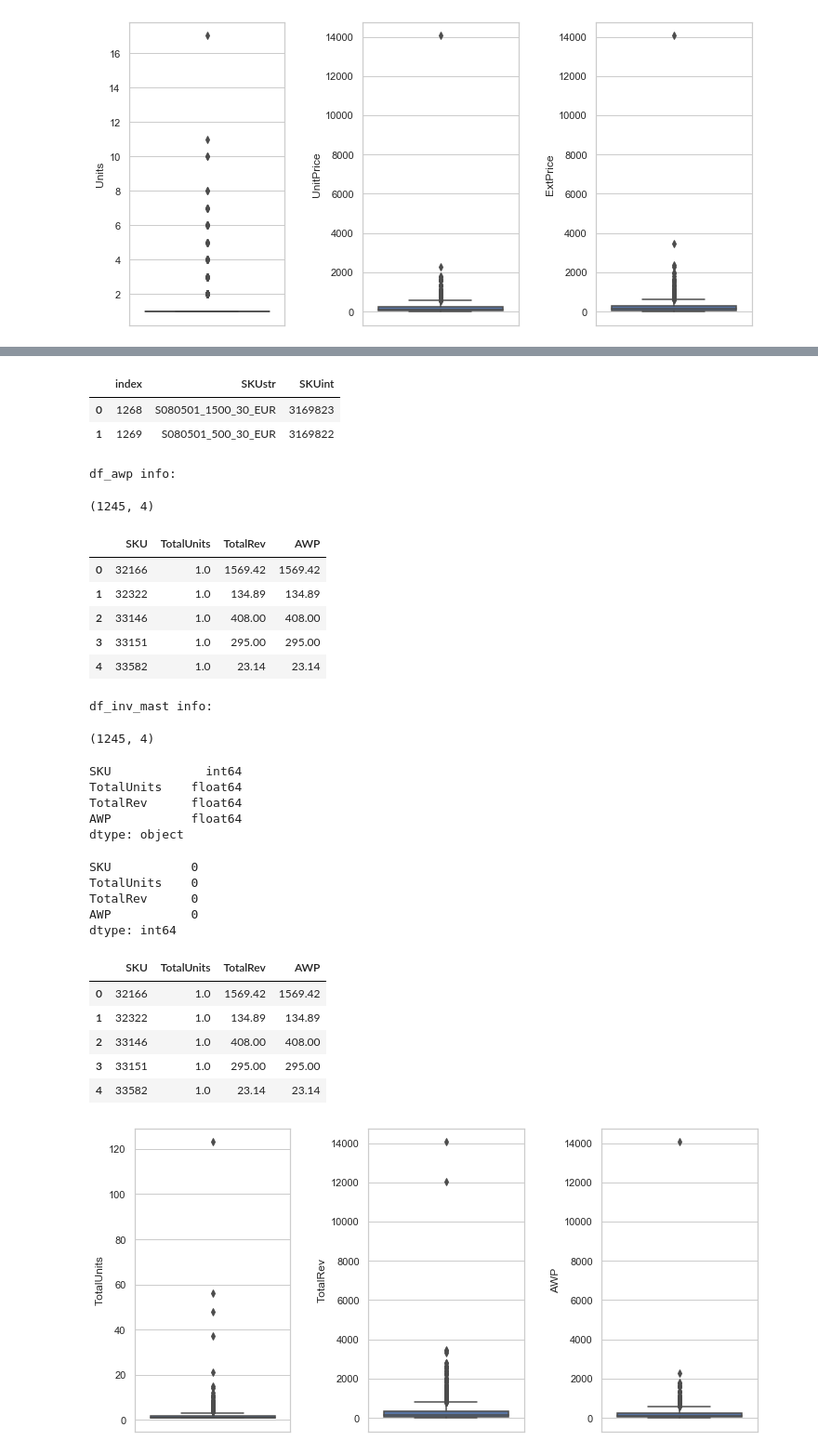
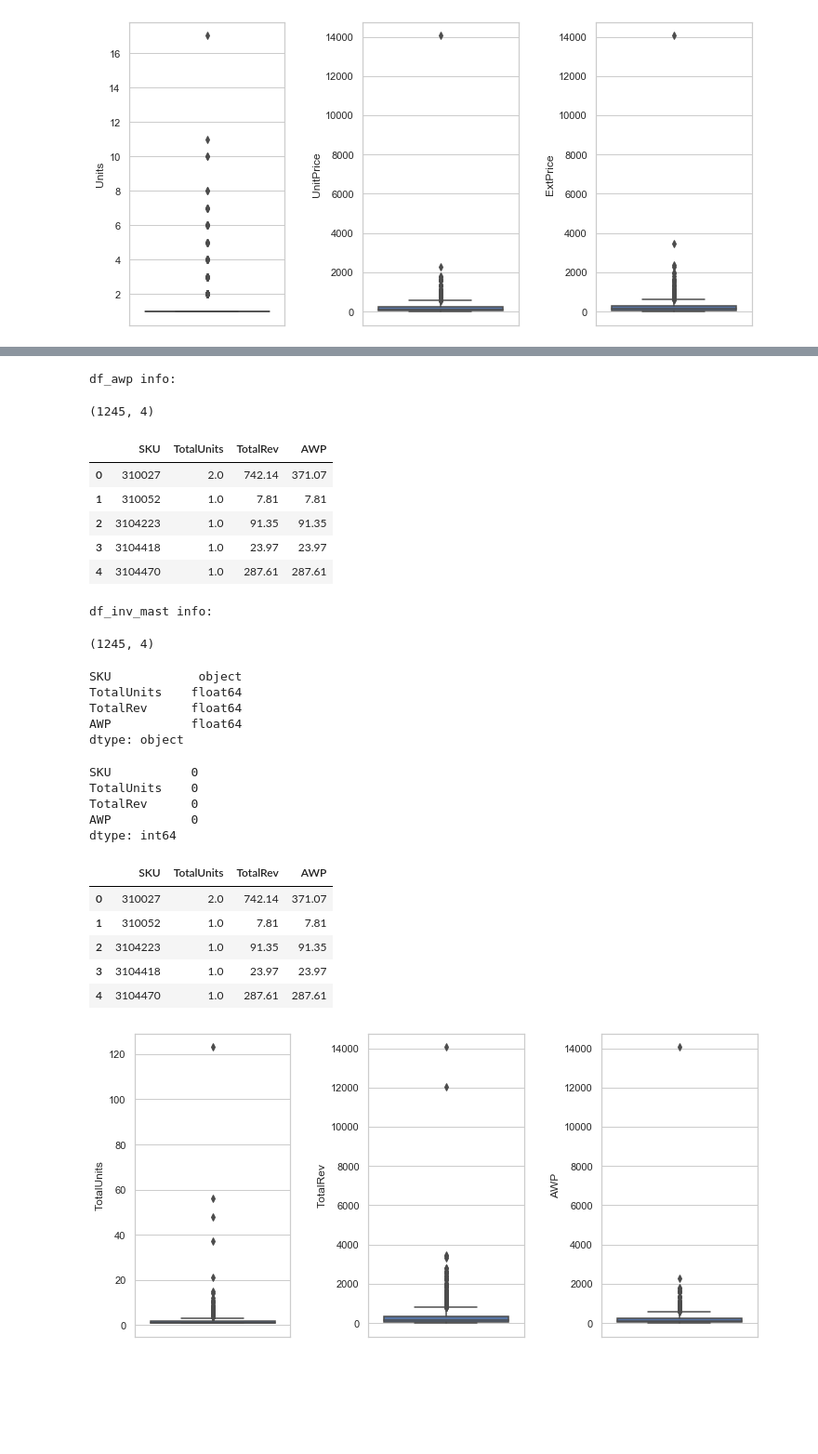
Before and after one commit to tristar82/Items_sales_predictions, a Jupyter notebook: rough_work.ipynb, the cells around one changed output, grey strips where cells are left out. Shown: that part at 93% size. Saved outputs shown, nothing was run; the diff lists cells and outputs as text; code cells hidden in the pictures; blank space fills up the shorter version.

```diff
--- a/rough_work.ipynb
+++ b/rough_work.ipynb
@@ -51,6 +55,6 @@ combined.rename(columns={'ga:productSku': 'SKUstr', 'ga:revenuePerItem': 'UnitPr
 # %%
 # Working DF with each SKU only appearing once is made using Groupby
-df = combined.groupby(['Date','SKUstr'])['Units','UnitPrice'].sum()
+df = combined.groupby(['Date','SKU'])['Units','UnitPrice'].sum()
 df.reset_index(inplace=True)
 df.head()
 # %% [output]
@@ -60,15 +64,3 @@ df.head()
 | 2 | 2017-03-01 | 3109793 | 1.0 | 214.80 |
 | 3 | 2017-03-01 | 3109978 | 1.0 | 156.00 |
 | 4 | 2017-03-01 | 3114551 | 1.0 | 25.33 |
-# %%
-# A new 'SKUint' column will be added to the DF. This is done by converting the SKUstr into integers.
-# Any errors will results in a 0 (to be dealth with later)
-df['SKUint'] =  pd.to_numeric(df['SKUstr'], errors='coerce').fillna(0).astype(np.int64)
-
-# The Extended, or Total Price per transaction is calculated by multiplying the Units by the Price
-df['ExtPrice'] = df['Units'] * df['UnitPrice']
-# %%
-# Adding (and checking) a flag to identify SKUs that will need to be substitued (i.e. SKUsub).
-df['subSKU'] = np.where(df['SKUint']==0,1,0)
-display(df[df['SKUint']!=0].head())
-display(df[df['SKUint']==0].head())
@@ -88,9 +66,0 @@ display(df[df['SKUint']==0].head())
-# %%
-# To deal with non-integer SKUs a new DF will be created and 'pseudo' SKUs will be added by taking the current
-# MAX integer and adding +1
-non_digit_SKU_units = df.loc[df['SKUstr'].str.contains(r"\D", na=False) , 'SKUstr'].unique()
-display(non_digit_SKU_units)
-for SKU in non_digit_SKU_units:
-    df['SKUint'] = np.where((df['SKUstr'] == SKU),
-                           df['SKUint'].max()+1,
-                           df['SKUint'])
@@ -152,45 +83,37 @@ The number of unique INTEGER versions of SKU in lookup table are: 1245
-# %%
-# Creating a small DF that contains only the STRING (and equivalent INT) SKUs that have been replaced.
-df_SKU_replacements = df_SKU_lookup[df_SKU_lookup['SKUstr'].str.contains("EUR", na=False)].reset_index()
-df_SKU_replacements
-# %% [output]
-|  | index | SKUstr | SKUint |
-| 0 | 1268 | S080501_1500_30_EUR | 3169823 |
-| 1 | 1269 | S080501_500_30_EUR | 3169822 |
 # %%
 # Part 1 - Getting data required to calculate  AWP i.e. Sum of Units and Sum of Extended Revenue
-# Note: - using SKUint as this is the truly unique SKU - only 1245 of them.
-df_awp = df_trans.groupby(['SKUint'])['Units','ExtPrice'].agg('sum').reset_index()
+
+df_awp = df_trans.groupby(['SKU'])[['Units','ExtPrice']].agg('sum').reset_index()
 df_awp.columns = ['SKU','TotalUnits','TotalRev']
 
 # Part 2 - Calculating AWP
 df_awp['AWP'] = df_awp.TotalRev  / df_awp.TotalUnits
 
 # Part 3 - Creating a pseudo inventory master file with all relevant data that can be
 # used for feature engineering (AWP, max units, max price)
 df_inv_mast = df_awp.copy()
 
 print("df_awp info:")
 display(df_awp.shape)
 display(df_awp.head())
 
 print("df_inv_mast info:")
 display(df_inv_mast.shape)
 display(df_inv_mast.dtypes)
 display(df_inv_mast.isna().sum())
 display(df_inv_mast.head())
 # %% [output]
 df_awp info:
 (1245, 4)
 |  | SKU | TotalUnits | TotalRev | AWP |
-| 0 | 32166 | 1.0 | 1569.42 | 1569.42 |
-| 1 | 32322 | 1.0 | 134.89 | 134.89 |
-| 2 | 33146 | 1.0 | 408.00 | 408.00 |
-| 3 | 33151 | 1.0 | 295.00 | 295.00 |
-| 4 | 33582 | 1.0 | 23.14 | 23.14 |
+| 0 | 310027 | 2.0 | 742.14 | 371.07 |
+| 1 | 310052 | 1.0 | 7.81 | 7.81 |
+| 2 | 3104223 | 1.0 | 91.35 | 91.35 |
+| 3 | 3104418 | 1.0 | 23.97 | 23.97 |
+| 4 | 3104470 | 1.0 | 287.61 | 287.61 |
 df_inv_mast info:
 (1245, 4)
-SKU             int64
+SKU            object
 TotalUnits    float64
 TotalRev      float64
 AWP           float64
@@ -201,11 +124,11 @@ TotalRev      0
 AWP           0
 dtype: int64
 |  | SKU | TotalUnits | TotalRev | AWP |
-| 0 | 32166 | 1.0 | 1569.42 | 1569.42 |
-| 1 | 32322 | 1.0 | 134.89 | 134.89 |
-| 2 | 33146 | 1.0 | 408.00 | 408.00 |
-| 3 | 33151 | 1.0 | 295.00 | 295.00 |
-| 4 | 33582 | 1.0 | 23.14 | 23.14 |
+| 0 | 310027 | 2.0 | 742.14 | 371.07 |
+| 1 | 310052 | 1.0 | 7.81 | 7.81 |
+| 2 | 3104223 | 1.0 | 91.35 | 91.35 |
+| 3 | 3104418 | 1.0 | 23.97 | 23.97 |
+| 4 | 3104470 | 1.0 | 287.61 | 287.61 |
 # %%
 # As above, checking for outliers in df_inv_mast.
 fig, ax = plt.subplots(1,3, figsize=(12, 6))
```
Also changed, not shown: parts of 44 cells of this notebook.
